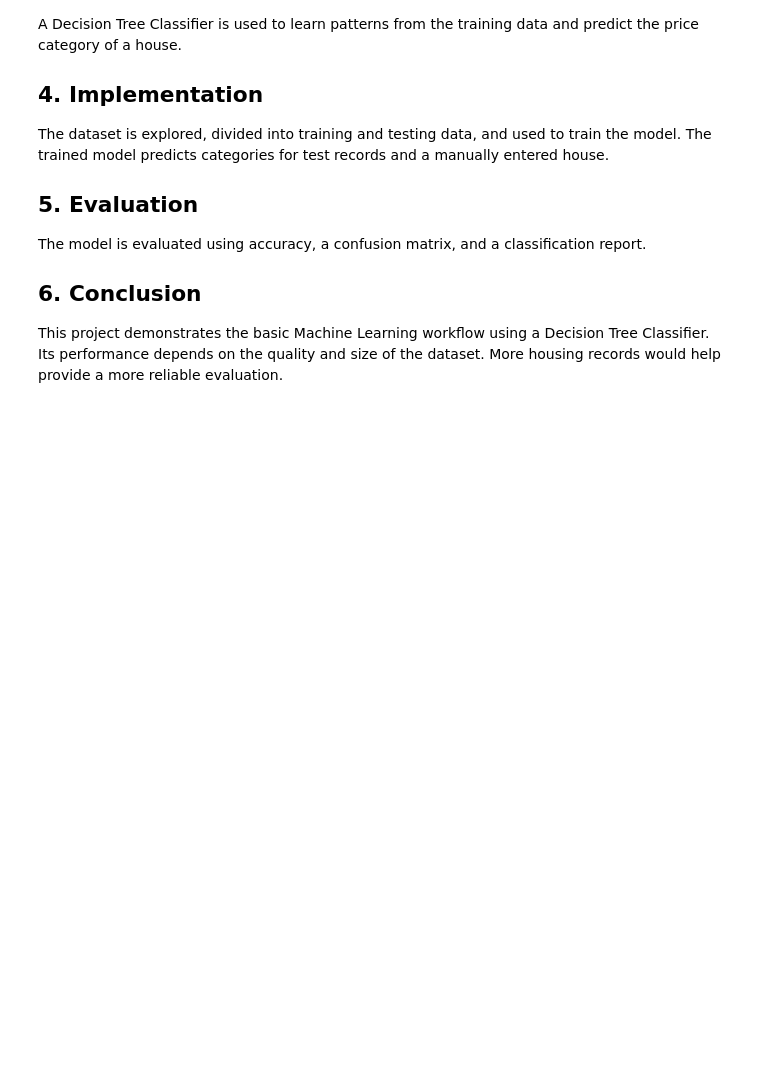
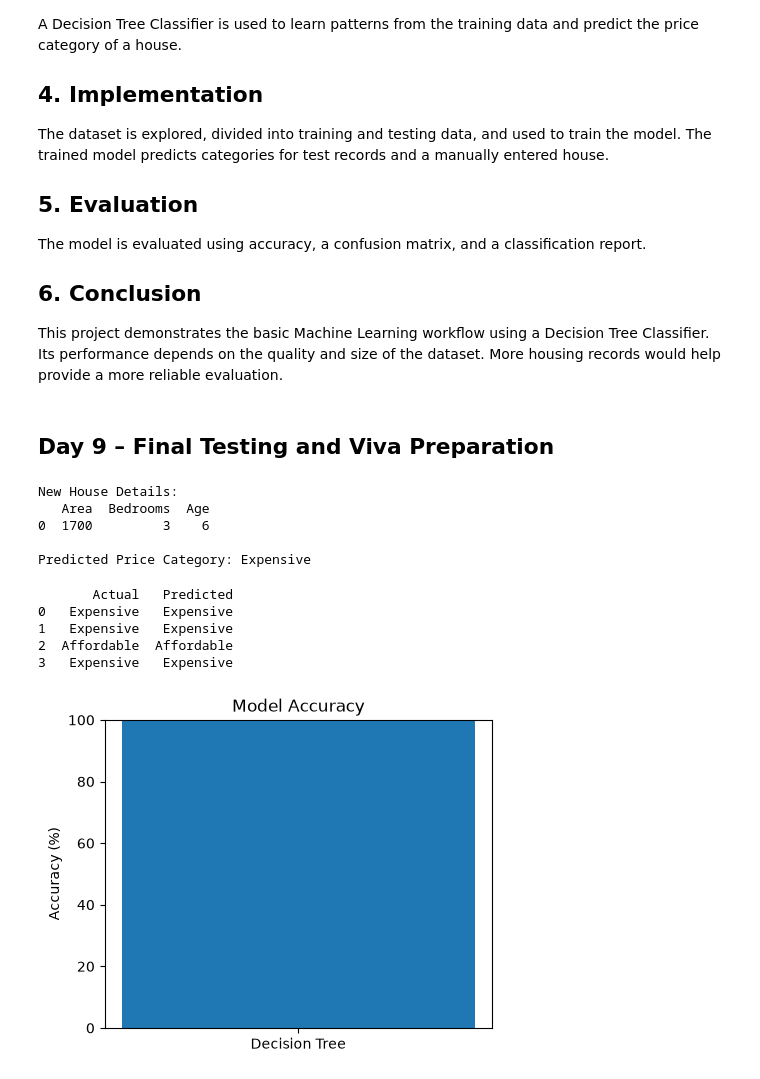
Before and after one commit to tirthuu27/Housing-Decision-Tree, a Jupyter notebook: housing_decision_tree.ipynb, the cells around one changed output. Drawn from its saved outputs; the diff is of its cells as text; code cells hidden in the pictures; blank space fills up the shorter version.

Commit message:
Add final testing and viva preparation

```diff
--- a/housing_decision_tree.ipynb
+++ b/housing_decision_tree.ipynb
@@ -299,3 +299,50 @@ The model is evaluated using accuracy, a confusion matrix, and a classification
 
 ## 6. Conclusion
 This project demonstrates the basic Machine Learning workflow using a Decision Tree Classifier. Its performance depends on the quality and size of the dataset. More housing records would help provide a more reliable evaluation.
+# %% [markdown]
+## Day 9 – Final Testing and Viva Preparation
+# %%
+new_house = pd.DataFrame({
+    "Area": [1700],
+    "Bedrooms": [3],
+    "Age": [6]
+})
+
+prediction = model.predict(new_house)
+
+print("New House Details:")
+print(new_house)
+
+print("\nPredicted Price Category:", prediction[0])
+# %% [output]
+New House Details:
+   Area  Bedrooms  Age
+0  1700         3    6
+
+Predicted Price Category: Expensive
+# %%
+results = pd.DataFrame({
+    "Actual": y_test.values,
+    "Predicted": y_pred
+})
+
+print(results)
+# %% [output]
+       Actual   Predicted
+0   Expensive   Expensive
+1   Expensive   Expensive
+2  Affordable  Affordable
+3   Expensive   Expensive
+# %%
+import matplotlib.pyplot as plt
+
+accuracy_percent = accuracy * 100
+
+plt.figure(figsize=(5, 4))
+plt.bar(["Decision Tree"], [accuracy_percent])
+plt.ylim(0, 100)
+plt.ylabel("Accuracy (%)")
+plt.title("Model Accuracy")
+plt.show()
+# %% [output]
+[figure, added]
```
Also changed, not shown: parts of 1 cell of this notebook.
